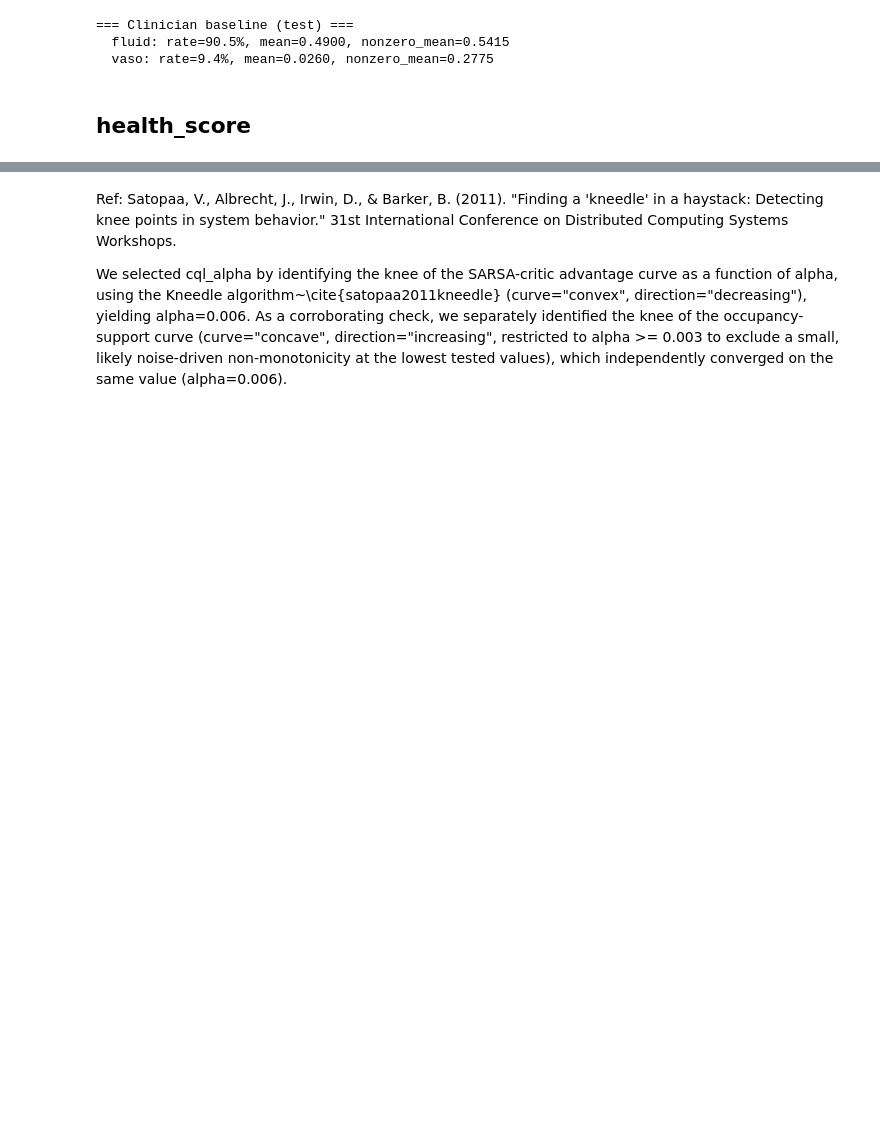
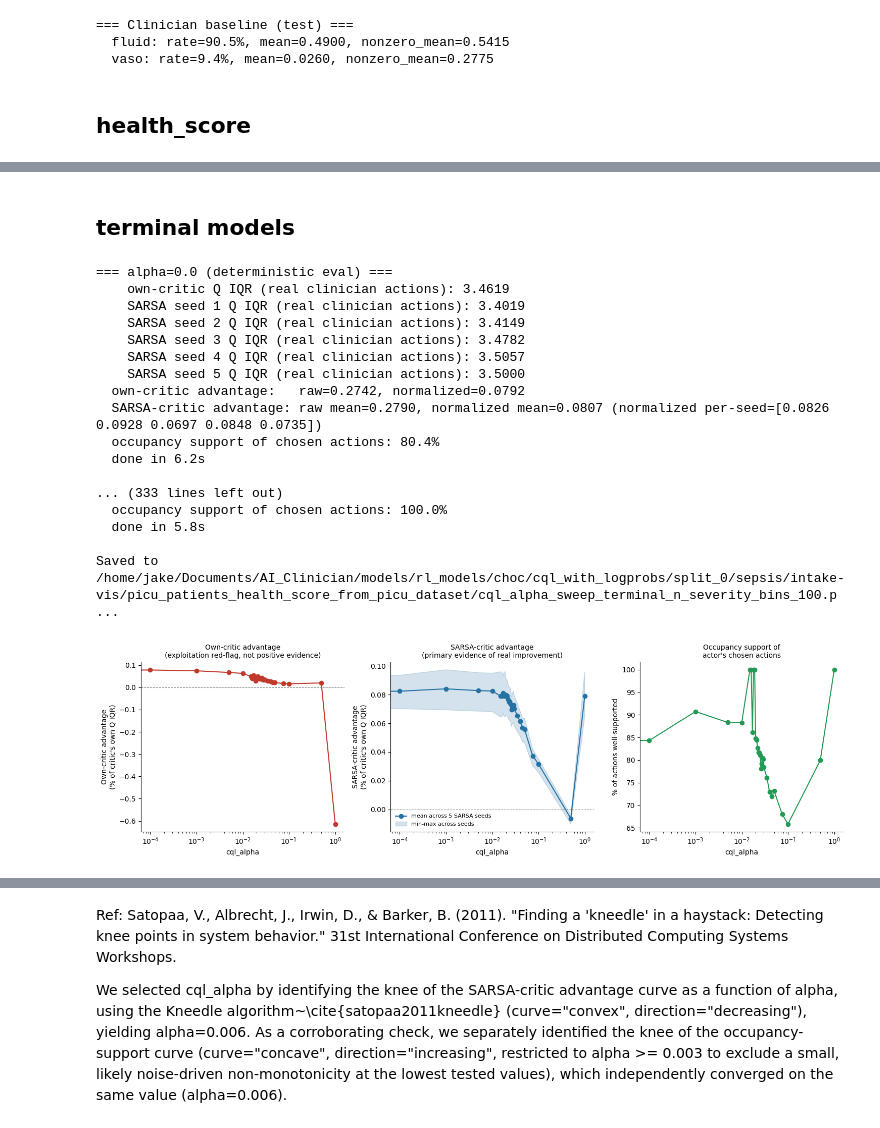
Before and after one commit to jakeormond/ai_clinician_pediatric_rl, a Jupyter notebook: src/rl/evaluate_cql_alpha_sweep.ipynb, the cells around one changed output, grey strips where cells are left out. Saved outputs shown, nothing was run; the diff lists cells and outputs as text; code cells hidden in the pictures; blank space fills up the shorter version.

Commit message:
running wider cql alpha sweep

```diff
--- a/src/rl/evaluate_cql_alpha_sweep.ipynb
+++ b/src/rl/evaluate_cql_alpha_sweep.ipynb
@@ -370,0 +373,36 @@ Saved to /home/jake/Documents/AI_Clinician/models/rl_models/choc/cql_with_logpro
+# %% [markdown]
+## terminal models
+# %%
+save_path = os.path.join(cql_model_dir, "cql_alpha_sweep_terminal_n_severity_bins_100.png")
+
+
+# --- Terminal reward: CQL alpha sweep vs. all 5 terminal SARSA seeds ---
+results_terminal, fig_terminal = eval_cql.run_alpha_sweep_analysis(
+    cql_terminal_by_alpha,
+    processors['val'],
+    basic_q_terminal_models,   # the 5 terminal SARSA seeds, as independent judges
+    val_health_score,
+    training_actions,
+    training_health_score,
+    n_severity_bins = 200,
+    save_path=save_path,
+)
+# %% [output]
+=== alpha=0.0 (deterministic eval) ===
+    own-critic Q IQR (real clinician actions): 3.4619
+    SARSA seed 1 Q IQR (real clinician actions): 3.4019
+    SARSA seed 2 Q IQR (real clinician actions): 3.4149
+    SARSA seed 3 Q IQR (real clinician actions): 3.4782
+    SARSA seed 4 Q IQR (real clinician actions): 3.5057
+    SARSA seed 5 Q IQR (real clinician actions): 3.5000
+  own-critic advantage:   raw=0.2742, normalized=0.0792
+  SARSA-critic advantage: raw mean=0.2790, normalized mean=0.0807 (normalized per-seed=[0.0826 0.0928 0.0697 0.0848 0.0735])
+  occupancy support of chosen actions: 80.4%
+  done in 6.2s
+
+... (333 lines left out)
+  occupancy support of chosen actions: 100.0%
+  done in 5.8s
+
+Saved to /home/jake/Documents/AI_Clinician/models/rl_models/choc/cql_with_logprobs/split_0/sepsis/intake-vis/picu_patients_health_score_from_picu_dataset/cql_alpha_sweep_terminal_n_severity_bins_100.p ...
+[figure, added]
```
Also changed, not shown: parts of 35 cells of this notebook, 4 other files.
